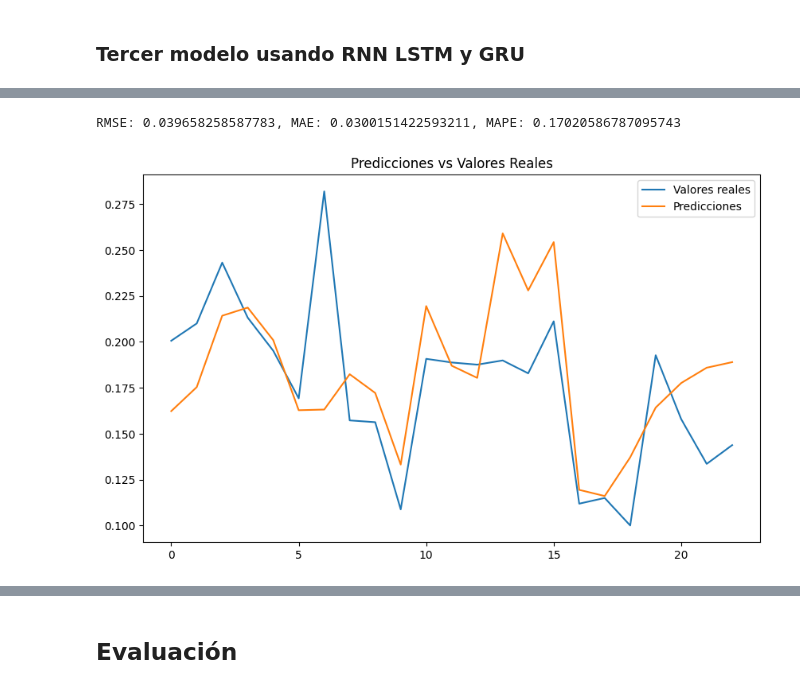
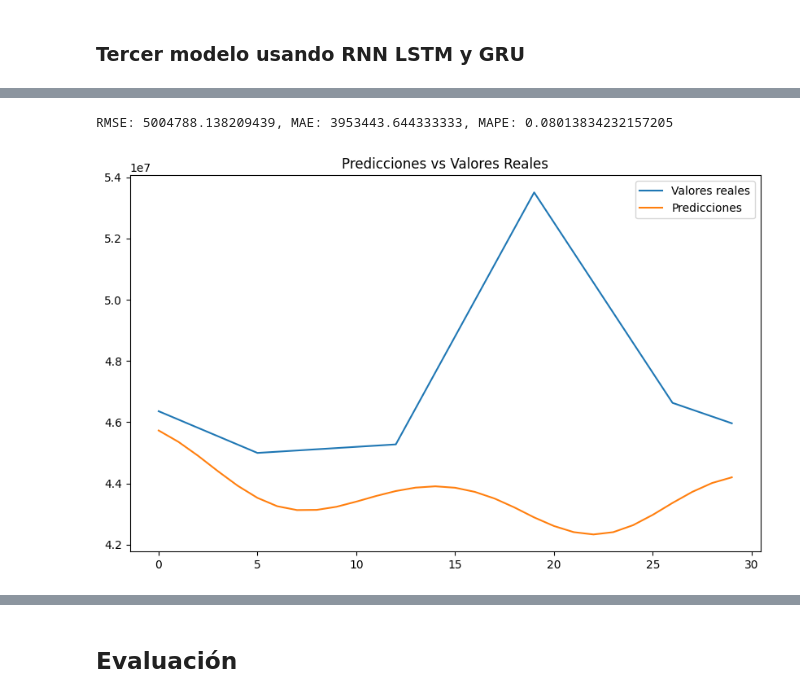
Before and after one commit to aleuse/rna_trabajo3_aplicaciones_redes_neuronales, a Jupyter notebook: notebooks/forecasting/2_modelado.ipynb, the cells around one changed output, grey strips where cells are left out. Drawn from its saved outputs; the diff is of its cells as text; code cells hidden in the pictures.

```diff
--- a/notebooks/forecasting/2_modelado.ipynb
+++ b/notebooks/forecasting/2_modelado.ipynb
@@ -577,3 +706,8 @@ y_train, y_test = y[:split], y[split:]
+# %%
+# Split data
+train_size = int(len(X) * 0.8)
+X_train, X_test = X[:train_size], X[train_size:]
+y_train, y_test = y[:train_size], y[train_size-pred_length:train_size]
 # %%
 model3 = Sequential([
     LSTM(128, return_sequences=True, input_shape=(X_train.shape[1], X_train.shape[2])),
@@ -591,9 +725,9 @@ model3.compile(optimizer='adam', loss='mse')
 checkpoint = ModelCheckpoint('../../models/forecasting/model3.keras', save_best_only=True)
 history3 = model3.fit(
     X_train, y_train,
-    epochs=200,
-    batch_size=32,
-    validation_data=(X_test, y_test),
+    epochs=300,
+    batch_size=48,
+    validation_split=0.2,
     callbacks=[checkpoint],
     verbose=1
 )
@@ -629,0 +792,10 @@ y_pred3 = model3.predict(X_test)
+# %%
+# Make predictions
+initial_sequence = X_test[0]
+y_pred3 = recursive_predict(
+    model3,
+    initial_sequence,
+    pred_length,
+    scaled_features[train_size:train_size+pred_length],
+    scaler
+)
@@ -630,18 +824,19 @@ y_pred3 = model3.predict(X_test)
 # %%
 # Métricas
-rmse = np.sqrt(mean_squared_error(y_test, y_pred3))
-mae = mean_absolute_error(y_test, y_pred3)
-mape = mean_absolute_percentage_error(y_test, y_pred3)
+y_test_inv = scaler.inverse_transform(y_test.reshape(-1, 1))
+rmse = np.sqrt(mean_squared_error(y_test_inv, y_pred3))
+mae = mean_absolute_error(y_test_inv, y_pred3)
+mape = mean_absolute_percentage_error(y_test_inv, y_pred3)
 print(f"RMSE: {rmse}, MAE: {mae}, MAPE: {mape}")
 # %% [output]
-RMSE: 0.039658258587783, MAE: 0.0300151422593211, MAPE: 0.17020586787095743
+RMSE: 5004788.138209439, MAE: 3953443.644333333, MAPE: 0.08013834232157205
 # %%
 # Gráfico de predicciones vs reales
 plt.figure(figsize=(10, 6))
-plt.plot(y_test, label='Valores reales')
+plt.plot(y_test_inv, label='Valores reales')
 plt.plot(y_pred3, label='Predicciones')
 plt.legend()
 plt.title("Predicciones vs Valores Reales")
 plt.show()
 # %% [output]
-[figure, old version]
+[figure, new version]
```
Also changed, not shown: parts of 113 cells of this notebook, 15 other files.
